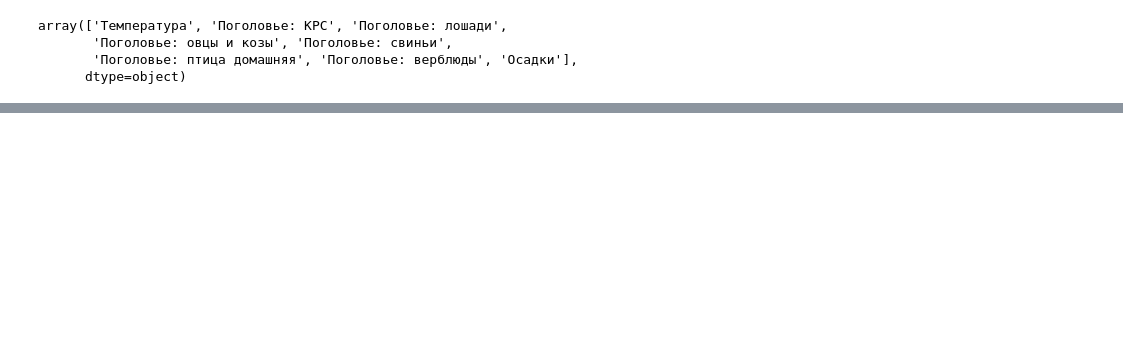
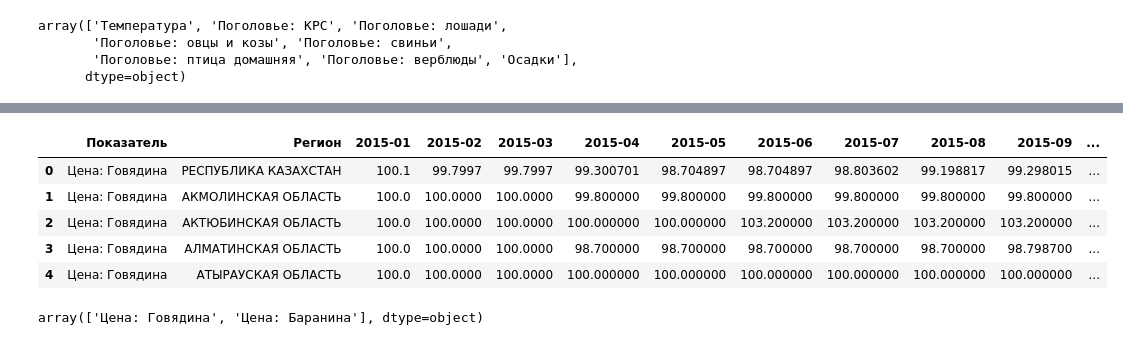
Before and after one commit to Madi147/ICC, a Jupyter notebook: Data cleansing/Data_cleansing_general.ipynb, the cells around one changed output, grey strips where cells are left out. Drawn from its saved outputs; the diff is of its cells as text; code cells hidden in the pictures; blank space fills up the shorter version.

```diff
--- a/Data cleansing/Data_cleansing_general.ipynb
+++ b/Data cleansing/Data_cleansing_general.ipynb
@@ -264,0 +265,14 @@ df_combined.sample(10)
+# %%
+x_vars2 = pd.read_excel("output data/индекс цен говядина и баранина обработанные.xlsx")
+x_vars2.head(5)
+# %% [output]
+|  | Показатель | Регион | 2015-01 | 2015-02 | 2015-03 | 2015-04 | 2015-05 | 2015-06 | 2015-07 | 2015-08 | 2015-09 | ... |
+| 0 | Цена: Говядина | РЕСПУБЛИКА КАЗАХСТАН | 100.1 | 99.7997 | 99.7997 | 99.300701 | 98.704897 | 98.704897 | 98.803602 | 99.198817 | 99.298015 | ... |
+| 1 | Цена: Говядина | АКМОЛИНСКАЯ ОБЛАСТЬ | 100.0 | 100.0000 | 100.0000 | 99.800000 | 99.800000 | 99.800000 | 99.800000 | 99.800000 | 99.800000 | ... |
+| 2 | Цена: Говядина | АКТЮБИНСКАЯ ОБЛАСТЬ | 100.0 | 100.0000 | 100.0000 | 100.000000 | 100.000000 | 103.200000 | 103.200000 | 103.200000 | 103.200000 | ... |
+| 3 | Цена: Говядина | АЛМАТИНСКАЯ ОБЛАСТЬ | 100.0 | 100.0000 | 100.0000 | 98.700000 | 98.700000 | 98.700000 | 98.700000 | 98.700000 | 98.798700 | ... |
+| 4 | Цена: Говядина | АТЫРАУСКАЯ ОБЛАСТЬ | 100.0 | 100.0000 | 100.0000 | 100.000000 | 100.000000 | 100.000000 | 100.000000 | 100.000000 | 100.000000 | ... |
+# %%
+x_vars2['Показатель'].unique()
+# %% [output]
+array(['Цена: Говядина', 'Цена: Баранина'], dtype=object)
```
Also changed, not shown: parts of 6 cells of this notebook, 13 other files.
